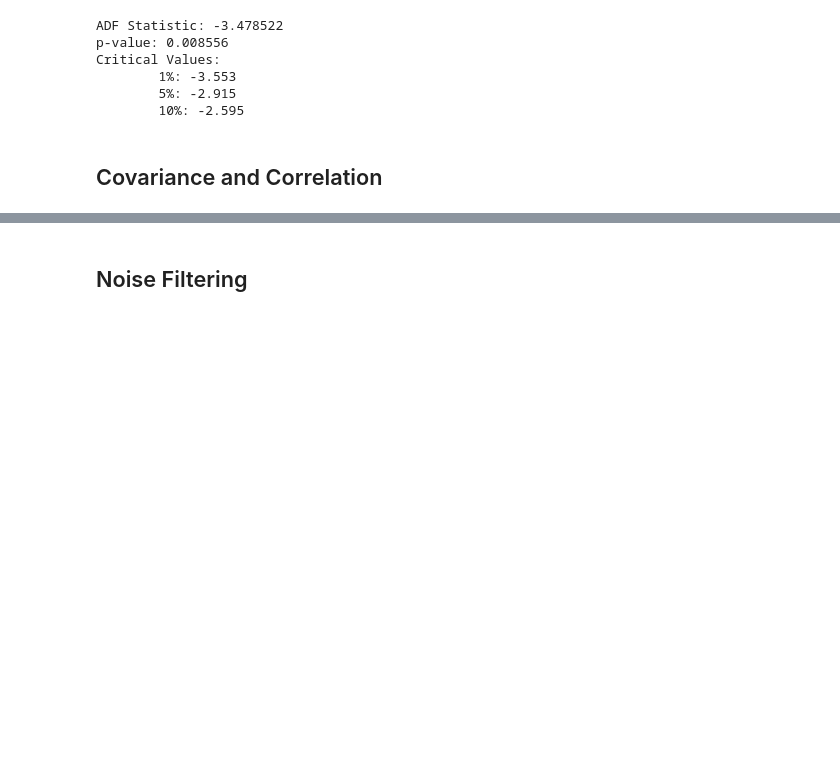
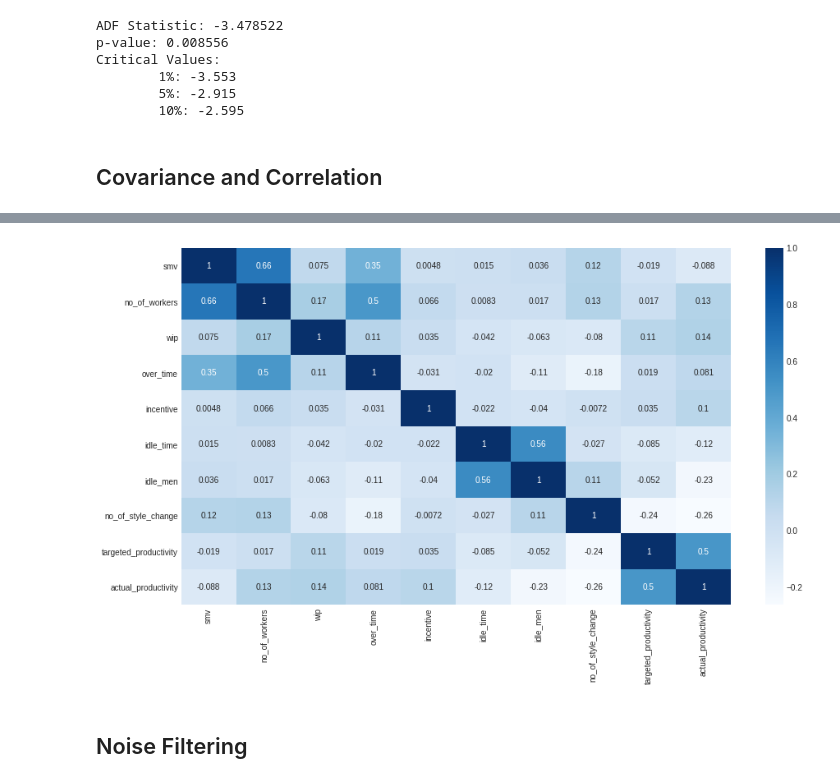
Before and after one commit to skozh/MM, a Jupyter notebook: Task4.ipynb, the cells around one changed output, grey strips where cells are left out. Saved outputs shown, nothing was run; the diff lists cells and outputs as text; code cells hidden in the pictures; blank space fills up the shorter version.

Commit message:
Updated plots

```diff
--- a/Task4.ipynb
+++ b/Task4.ipynb
@@ -223,6 +223,13 @@ sample.corr()
 | no_of_style_change | 0.119643 | 0.125982 | -0.079811 | -0.184754 | -0.007244 | -0.027141 | 0.110962 | 1.000000 | ... |
 | targeted_productivity | -0.018909 | 0.016804 | 0.106152 | 0.019194 | 0.034501 | -0.084927 | -0.052004 | -0.236414 | ... |
 | actual_productivity | -0.087505 | 0.126508 | 0.139814 | 0.080598 | 0.103261 | -0.117466 | -0.229559 | -0.264128 | ... |
+# %%
+corrMatrix = sample.corr()
+plt.figure(figsize=(15, 8))
+sns.heatmap(corrMatrix, annot=True, cmap='Blues')
+plt.show()
+# %% [output]
+[figure, added]
 # %% [markdown]
 ## Noise Filtering
 # %%
```
Also changed, not shown: parts of 2 cells of this notebook.
